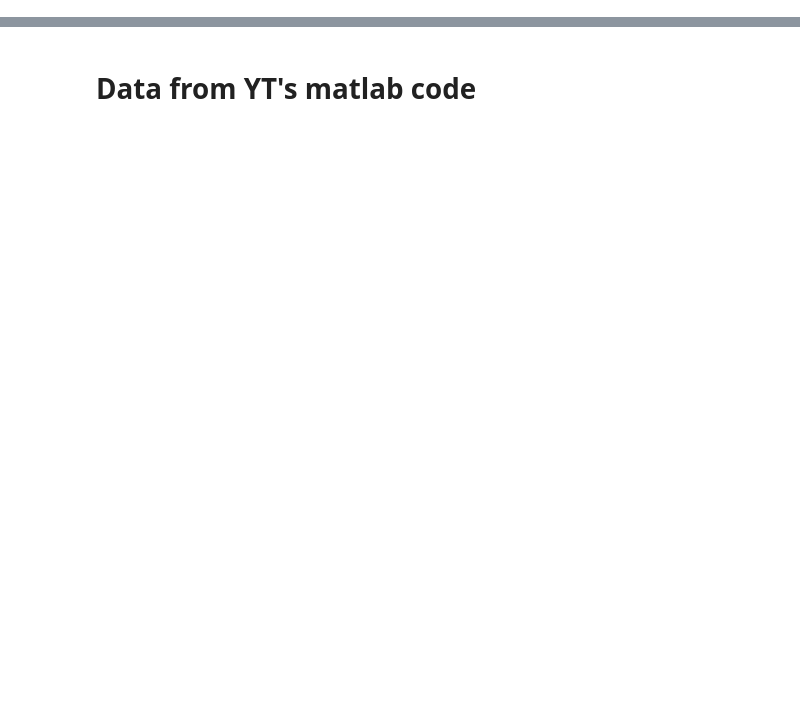
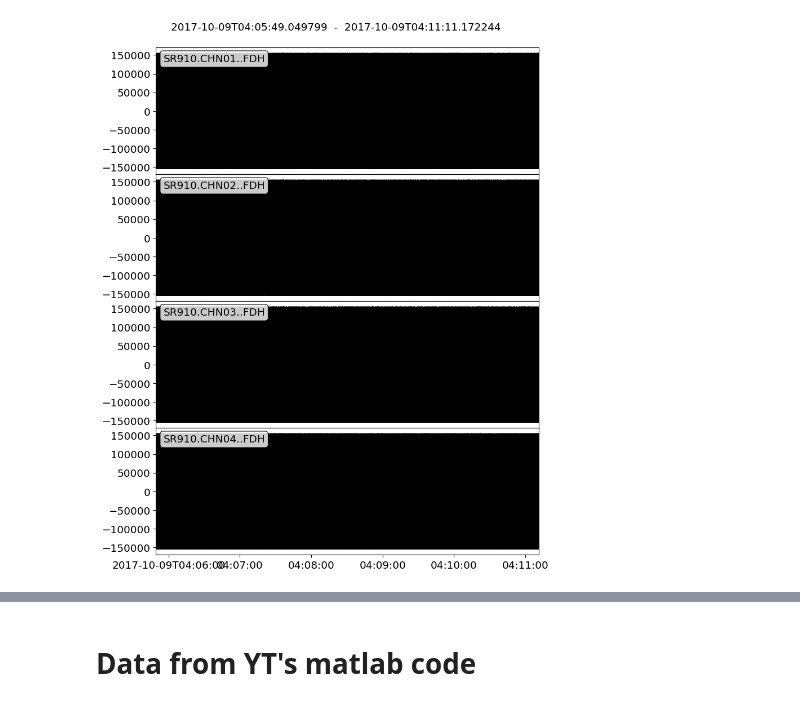
Before and after one commit to Gilaverbuch/pyOAD, a Jupyter notebook: ReadData.ipynb, the cells around one changed output, grey strips where cells are left out. Cells and saved outputs as stored; diff of their text form; code cells hidden in the pictures; blank space fills up the shorter version.

```diff
--- a/ReadData.ipynb
+++ b/ReadData.ipynb
@@ -11,7 +15,15 @@ from src.pyoad.pyoad import read_data_24bit, save2mseed
 # %%
-file_name = '/Users/gilaverbuch/dev/SHRU_programs/SHRU_24bit/05140537.D21'
-records_range = np.arange(4,10,1)
-header_df, waveforms = read_data_24bit(file_name, records_range)
+records_range = np.arange(10,13,1)
 
-save2mseed(waveforms)
+
+# file_name = '/Users/gilaverbuch/dev/pyOAD/Results/shru905/05140537.D21'
+# header_df_905, waveforms_905 = read_data_24bit(file_name, records_range)
+
+file_name = '/Users/gilaverbuch/dev/pyOAD/Results/shru910/10090347.D17'
+header_df_910, waveforms_910 = read_data_24bit(file_name, records_range)
+
+# file_name = '/Users/gilaverbuch/dev/pyOAD/Results/shru917/10100631.D17'
+# header_df_917, waveforms_917 = read_data_24bit(file_name, records_range)
+
+# save2mseed(waveforms)
 # %% [output]
@@ -24 +98,5 @@ waveforms.plot();
+# %%
+waveforms_910.plot();
+# %% [output]
+[figure, added]
 # %%
```
Also changed, not shown: parts of 16 cells of this notebook, 2 other files.
